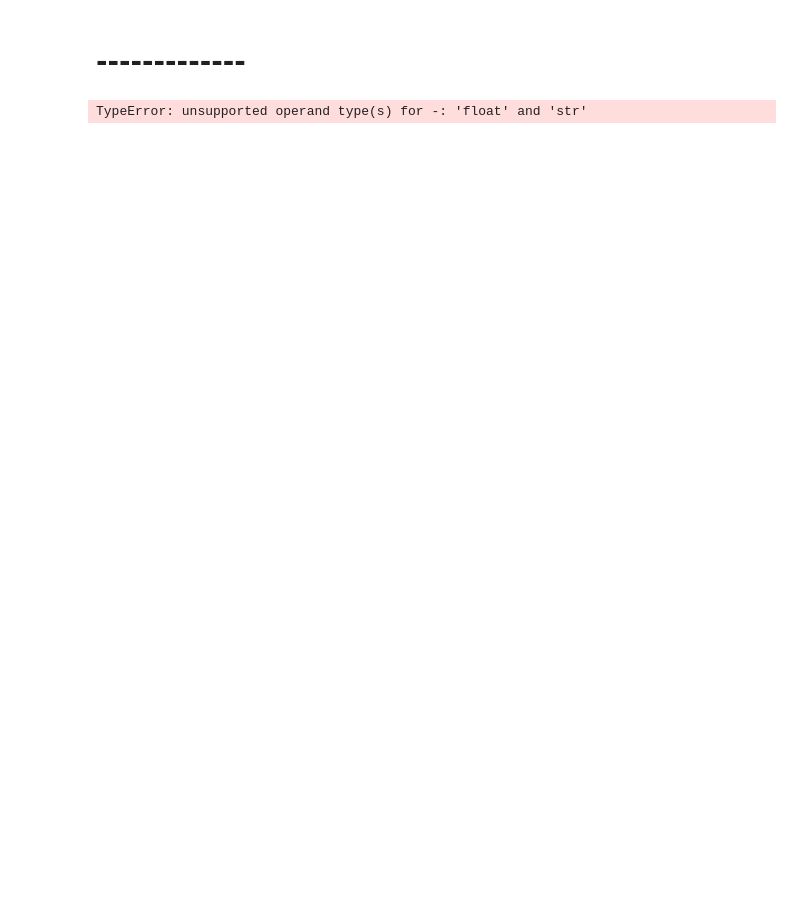
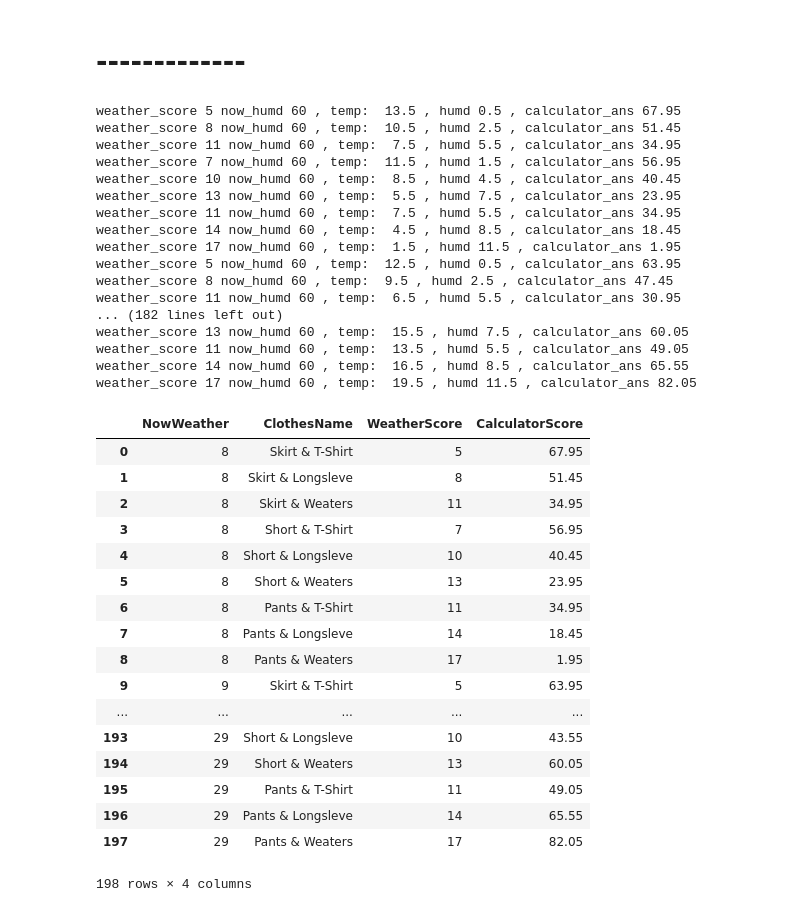
Before and after one commit to Chrouos/Intelligence-Closet, a Jupyter notebook: test copy.ipynb, the cells around one changed output. Drawn from its saved outputs; the diff is of its cells as text; code cells hidden in the pictures; blank space fills up the shorter version.

```diff
--- a/test copy.ipynb
+++ b/test copy.ipynb
@@ -89,9 +89,9 @@ def weather_result_humd(user_weatherLike, now_temp, now_humd, clothes_name, weat
 # %%
 
 list_sigle_show_humd = []
-for now_humd in range(40, 80, 10):
+for now_humd in range(40, 90, 5):
     for iloc_count in range(len(df_sigle)):
-        calculator = weather_result_humd(   user_weatherLike, 10, now_humd, # 10 , 23 , 30
+        calculator = weather_result_humd(   user_weatherLike, 8, now_humd, # 10 , 23 , 30
                                             df_sigle.iloc[iloc_count].ClothesName, df_sigle.iloc[iloc_count].WeatherScore
                                         )
 
@@ -148,7 +148,7 @@ fig.show()
 list_sigle_show_humd = []
 for now_humd in range(40, 80, 10):
     for iloc_count in range(len(df_sigle)):
-        calculator = weather_result_humd(   user_weatherLike, 33, now_humd, # 10 , 23 , 30
+        calculator = weather_result_humd(   user_weatherLike, 35, now_humd, # 10 , 23 , 30
                                             df_sigle.iloc[iloc_count].ClothesName, df_sigle.iloc[iloc_count].WeatherScore
                                         )
 
@@ -186,8 +186,8 @@ def weather_result_composite(user_weatherLike, now_weather, clothes_name, weathe
     #                 , 2)
 
     calculator_ans = round(
-                        abs((comfortable_temp - now_weather) - weather_score) * 2.3  \
-                    +   abs((comfortable_temp - now_temp) / 25 * 35 + (comfortable_humd - now_humd) / 100 * 50 + ( 5 - weather_score)) * 1.5 # 權重比
+                        abs((comfortable_temp - now_weather) - weather_score) * 1.3  \
+                    +    abs( ( (comfortable_temp - now_weather ) + ( 5 - weather_score)) / 25 * 45 + (comfortable_humd - now_humd) / 100 * 60 + ( 5 - weather_score) ) * 1.5 # 權重比
                     , 2)
 
     print(	"weather_score", weather_score, "now_humd", now_humd,
@@ -249,7 +249,7 @@ weather_score 8 now_humd 70 , temp:  14.5 , humd 12.5 , calculator_ans 37.62
 list_sigle_show_composite = []
 for now_humd in range(40, 110, 10):
     for iloc_count in range(len(df_sigle)):
-        calculator = weather_result_composite(user_weatherLike, 10, # 10 , 23 , 30
+        calculator = weather_result_composite(user_weatherLike, 5, # 10 , 23 , 30
                                             df_sigle.iloc[iloc_count].ClothesName, df_sigle.iloc[iloc_count].WeatherScore
                                             ,now_humd)
 
@@ -294,26 +294,60 @@ weather_score 8 now_humd 100 , temp:  5.5 , humd 42.5 , calculator_ans 39.42
 # %%
 
 list_pair_show = []
-for now_weather in range(12, 26):
+for now_weather in range(8, 30):
     for iloc_count in range(len(df_sigle)):
         for iloc_count_2 in range(len(df_sigle)):
             if df_sigle.iloc[iloc_count].Category == df_sigle.iloc[iloc_count_2].Category:
                 break
 
             # print(iloc_count, iloc_count_2)
-            calculator = weather_result_humd(user_weatherLike,
+            calculator = weather_result_composite(user_weatherLike,
                                         now_weather,
                                         df_sigle.iloc[iloc_count].ClothesName + " & " + df_sigle.iloc[iloc_count_2].ClothesName, df_sigle.iloc[iloc_count].WeatherScore + df_sigle.iloc[iloc_count_2].WeatherScore
                                         , 60)
 
             list_pair_show.append([    now_weather,
                                         df_sigle.iloc[iloc_count].ClothesName + " & " + df_sigle.iloc[iloc_count_2].ClothesName, df_sigle.iloc[iloc_count].WeatherScore + df_sigle.iloc[iloc_count_2].WeatherScore,
                                         calculator])
 
 df_pair_show = pd.DataFrame(list_pair_show, columns=["NowWeather", "ClothesName", "WeatherScore","CalculatorScore"])
 df_pair_show
 # %% [output]
-TypeError: unsupported operand type(s) for -: 'float' and 'str'
+weather_score 5 now_humd 60 , temp:  13.5 , humd 0.5 , calculator_ans 67.95
+weather_score 8 now_humd 60 , temp:  10.5 , humd 2.5 , calculator_ans 51.45
+weather_score 11 now_humd 60 , temp:  7.5 , humd 5.5 , calculator_ans 34.95
+weather_score 7 now_humd 60 , temp:  11.5 , humd 1.5 , calculator_ans 56.95
+weather_score 10 now_humd 60 , temp:  8.5 , humd 4.5 , calculator_ans 40.45
+weather_score 13 now_humd 60 , temp:  5.5 , humd 7.5 , calculator_ans 23.95
+weather_score 11 now_humd 60 , temp:  7.5 , humd 5.5 , calculator_ans 34.95
+weather_score 14 now_humd 60 , temp:  4.5 , humd 8.5 , calculator_ans 18.45
+weather_score 17 now_humd 60 , temp:  1.5 , humd 11.5 , calculator_ans 1.95
+weather_score 5 now_humd 60 , temp:  12.5 , humd 0.5 , calculator_ans 63.95
+weather_score 8 now_humd 60 , temp:  9.5 , humd 2.5 , calculator_ans 47.45
+weather_score 11 now_humd 60 , temp:  6.5 , humd 5.5 , calculator_ans 30.95
+... (182 lines left out)
+weather_score 13 now_humd 60 , temp:  15.5 , humd 7.5 , calculator_ans 60.05
+weather_score 11 now_humd 60 , temp:  13.5 , humd 5.5 , calculator_ans 49.05
+weather_score 14 now_humd 60 , temp:  16.5 , humd 8.5 , calculator_ans 65.55
+weather_score 17 now_humd 60 , temp:  19.5 , humd 11.5 , calculator_ans 82.05
+|  | NowWeather | ClothesName | WeatherScore | CalculatorScore |
+| 0 | 8 | Skirt & T-Shirt | 5 | 67.95 |
+| 1 | 8 | Skirt & Longsleve | 8 | 51.45 |
+| 2 | 8 | Skirt & Weaters | 11 | 34.95 |
+| 3 | 8 | Short & T-Shirt | 7 | 56.95 |
+| 4 | 8 | Short & Longsleve | 10 | 40.45 |
+| 5 | 8 | Short & Weaters | 13 | 23.95 |
+| 6 | 8 | Pants & T-Shirt | 11 | 34.95 |
+| 7 | 8 | Pants & Longsleve | 14 | 18.45 |
+| 8 | 8 | Pants & Weaters | 17 | 1.95 |
+| 9 | 9 | Skirt & T-Shirt | 5 | 63.95 |
+| ... | ... | ... | ... | ... |
+| 193 | 29 | Short & Longsleve | 10 | 43.55 |
+| 194 | 29 | Short & Weaters | 13 | 60.05 |
+| 195 | 29 | Pants & T-Shirt | 11 | 49.05 |
+| 196 | 29 | Pants & Longsleve | 14 | 65.55 |
+| 197 | 29 | Pants & Weaters | 17 | 82.05 |
+198 rows × 4 columns
 # %%
 
 # NowWeather
```
Also changed, not shown: parts of 4 cells of this notebook, 2 other files.
